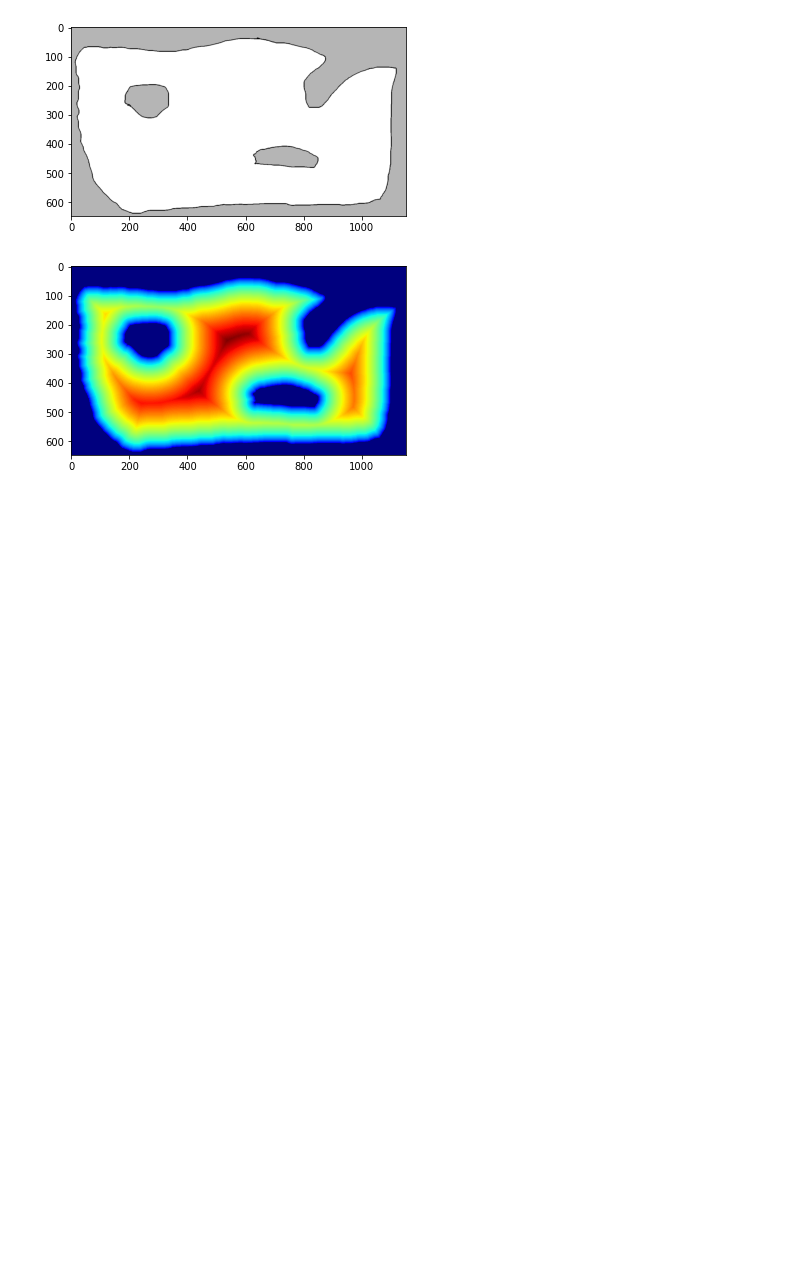
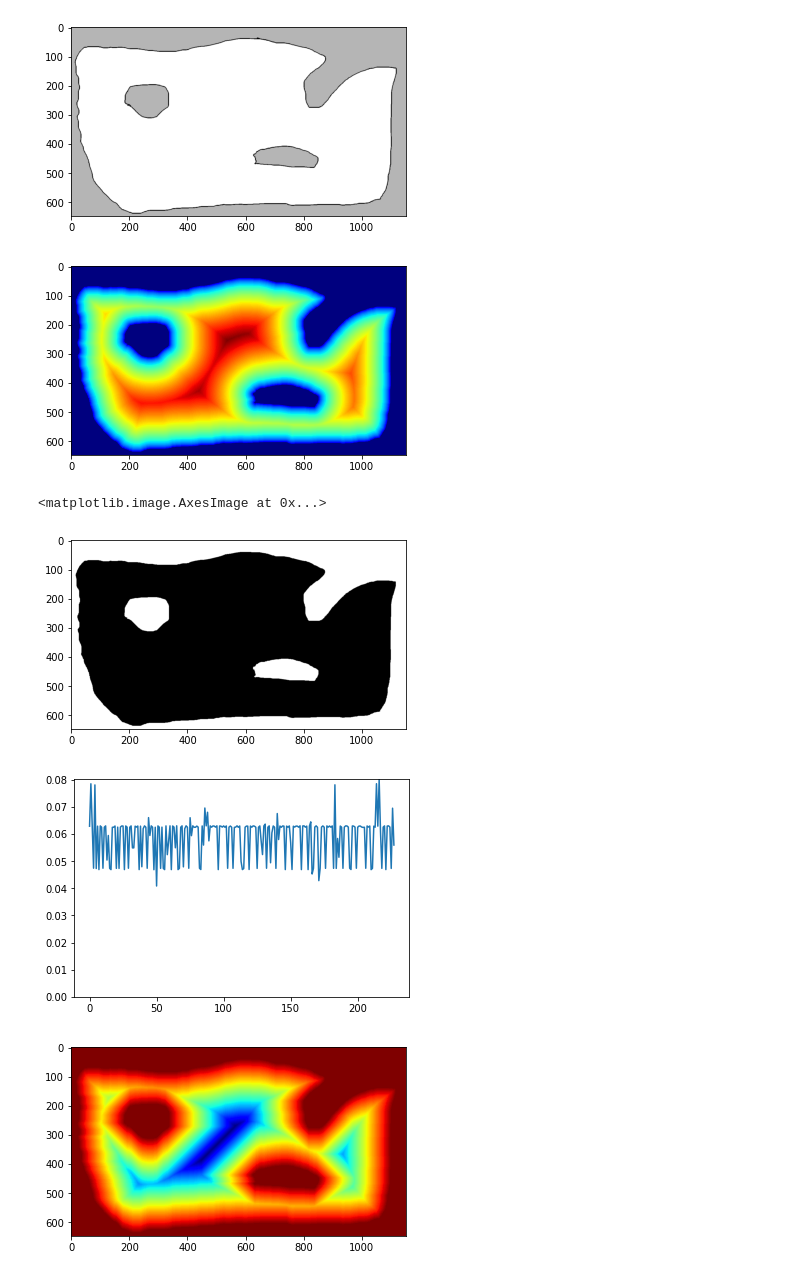
Before and after one commit to nico5655/OceanPSC, a Jupyter notebook: Untitled.ipynb, the cells around one changed output. Cells and saved outputs as stored; diff of their text form; code cells hidden in the pictures; blank space fills up the shorter version.

```diff
--- a/Untitled.ipynb
+++ b/Untitled.ipynb
@@ -51,3 +53,18 @@ plt.imshow(masque2N**(1/2),cmap=plt.cm.jet)
 <matplotlib.image.AxesImage at 0x...>
 [figure]
 [figure]
+# %%
+def neighbor_grid(grid,neighbor_dist=1):
+    n,m=grid.shape
+    #growing the grid to give neighbors to border points
+    rgrid=np.zeros((n+2*neighbor_dist,m+2*neighbor_dist))
+    #the base grid is set at the center of the new grid
+    rgrid[neighbor_dist:-neighbor_dist,neighbor_dist:-neighbor_dist]=grid
+    #the border could be filled, for example if you assume a round earth (an odious lie, the earth is obviously flat)
+    #you could fill the border with
+    #striding
+    #the n,m array is changed into a n,m,3,3 array, each cell is replaced by a 3x3 grid containing the cell
+    #and its 8 neighbours, not 3 or 8 if neighbor_dist is changed
+    shape = (n, m, (2*neighbor_dist+1), (2*neighbor_dist+1))
+    patches = stride_tricks.as_strided(rgrid, shape=shape, strides=(2* rgrid.strides))
+    return patches
@@ -53,0 +73,34 @@ plt.imshow(masque2N**(1/2),cmap=plt.cm.jet)
+# %%
+
+masque5N=masqueN.copy()
+masque5N[masque5N != 1] =0
+masque5N=1-masque5N
+filtre=np.array(
+                [[0,1,0],
+                [1,0,1],
+                [0,1,0]])
+#filtre = filtre/np.sum(filtre)
+treatment=(masque5N == 0)
+megaFiltre=np.ones((masque5N.shape[0],masque5N.shape[1],3,3))
+megaFiltre=(megaFiltre.T*(1-masque5N.T)).T*filtre
+masque5N = masque5N * 2000
+plt.imshow(masque5N,cmap=plt.cm.gray)
+plt.figure()
+a=[]
+while np.sum(masque5N == 0) > 0:
+    t=time.time()
+    vois=neighbor_grid(masque5N)
+    vois2=vois*megaFiltre
+    added=np.max(vois2,axis=(-2,-1))-1
+    masque5N[(masque5N == 0) & (added > 0)] = added[(masque5N == 0) & (added > 0)]
+    a.append(time.time()-t)
+
+plt.ylim(0,np.max(a))
+plt.plot(a)
+plt.figure()
+plt.imshow(np.sqrt(masque5N),cmap=plt.cm.jet)
+# %% [output]
+<matplotlib.image.AxesImage at 0x...>
+[figure, added]
+[figure, added]
+[figure, added]
```
Also changed, not shown: parts of 20 cells of this notebook, 3 other files.
